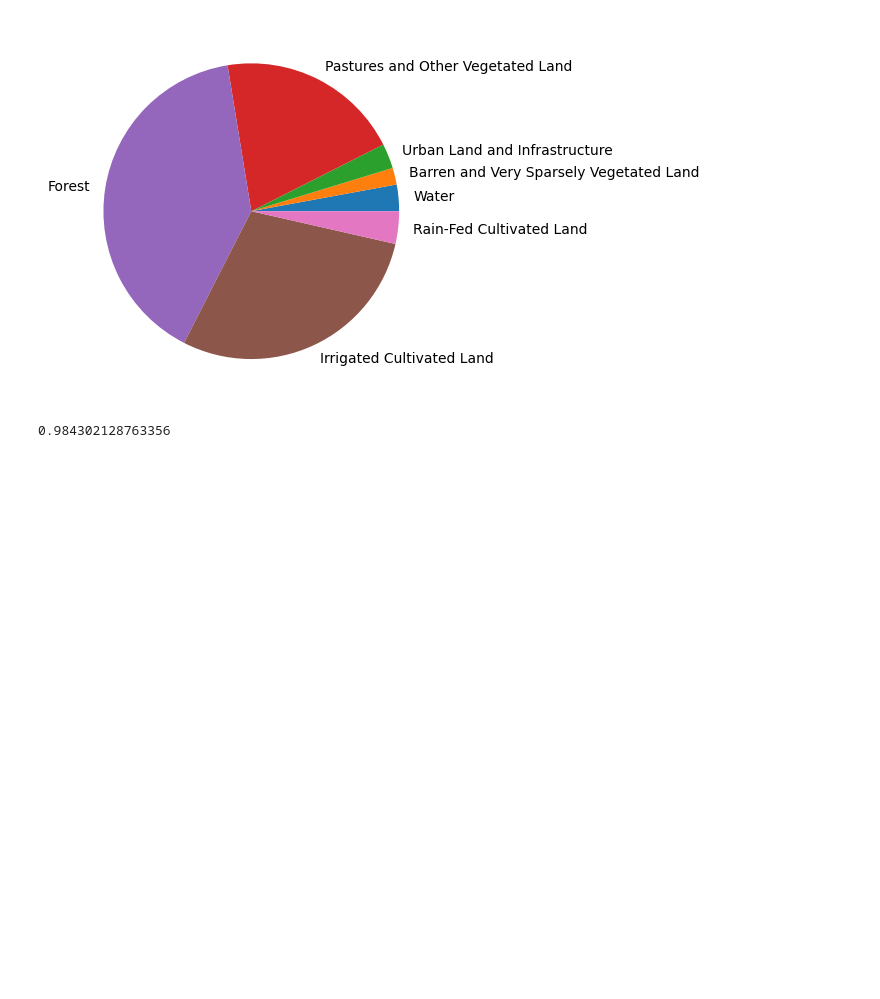
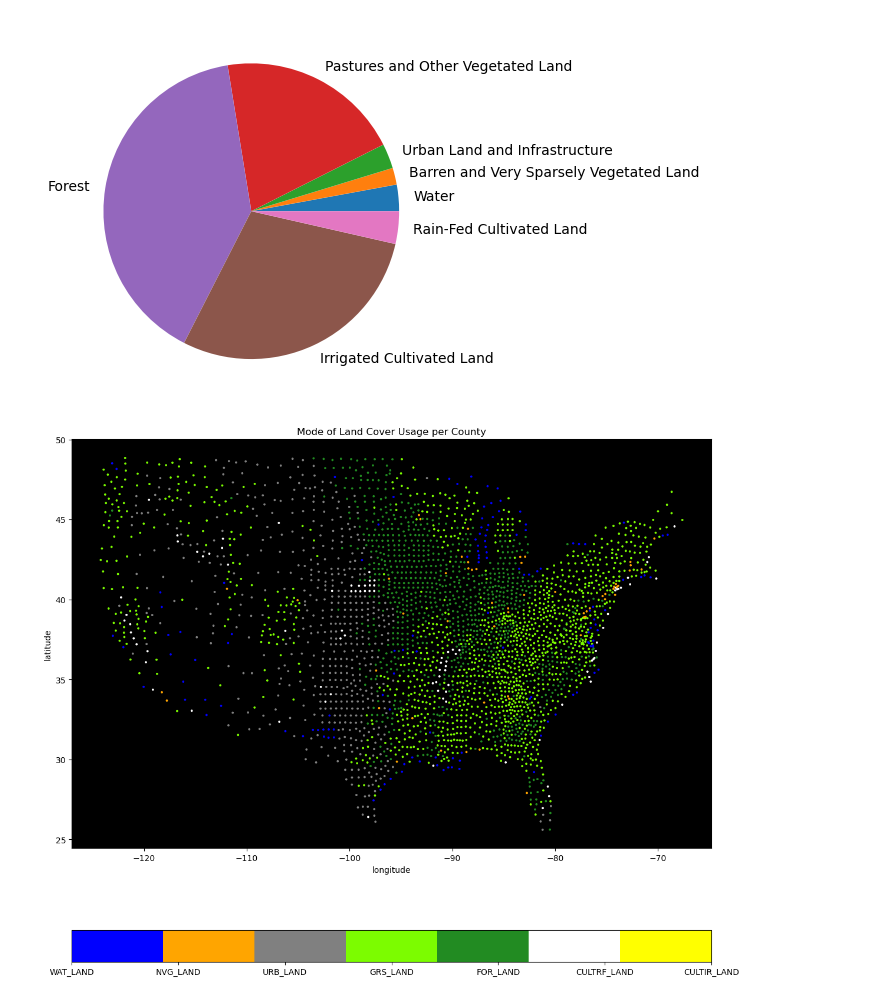
Before and after one commit to friedrichsittner/portfolio_project, a Jupyter notebook: notebooks/soil_exploration.ipynb, the cells around one changed output. Saved outputs shown, nothing was run; the diff lists cells and outputs as text; code cells hidden in the pictures; blank space fills up the shorter version.

```diff
--- a/notebooks/soil_exploration.ipynb
+++ b/notebooks/soil_exploration.ipynb
@@ -16,4 +16,4 @@ soil_files = load_from_kaggle(
     )
 # %%
 #df_soil = pd.read_csv("/".join(["../data/raw/", dataset_name, soil_files[0]]))
-df_soil = pd.read_csv('../data/raw/us-drought-meteorological-data/soil_data.csv')
+df_soil = pd.read_csv('../data/raw/us-drought-meteorological-data/soil_data.csv', index_col = 'fips')
@@ -41,3 +20,6 @@ Name: 0, dtype: float64
+# %%
+target_soil = pd.read_pickle('../data/processed/soil/target_train_soil.p')
+df_soil['score'] = target_soil
 # %%
 display(
     "Shape",
@@ -124,9 +108,8 @@ plt.colorbar(fraction = 0.1)
 # %%
 #slopes are discretized with each of the 8 categories representing a range, here the middle values are used
 slope_categories = [0.25, 1.25, 3.5, 7.5, 12.5, 22.5, 37.5, 45]
-#av_slope = [df_soil.loc[county, 'slope1':'slope8'].mean() for county in range(len(df_soil))]
 av_slope = []
-for county in range(len(df_soil)):
+for county in df_soil.index:
     county_slope = 0
     for cat in range(8):
         county_slope += df_soil.loc[county, 'slope{}'.format(str(cat + 1))] * slope_categories[cat]
@@ -156,11 +139,26 @@ land_cover_descriptions = ['Water', 'Barren and Very Sparsely Vegetated Land', '
                            'Pastures and Other Vegetated Land',  'Forest', 'Irrigated Cultivated Land',
                           'Rain-Fed Cultivated Land']
 av_land_cover = [df_soil.loc[:, land_cover].mean()/100 for land_cover in land_cover_params]
+greatest_land_cover = []
+for county in range(len(df_soil)):
+    county_land_cover = df_soil.loc[county, land_cover_params]
+    county_max_land_cover = county_land_cover.idxmax()
+    greatest_land_cover.append(land_cover_params.index(county_max_land_cover))
 
+df_greatest_land_cover = pd.DataFrame(greatest_land_cover, index = df_soil.fips)
 plt.pie(av_land_cover, labels = land_cover_descriptions)
 plt.show()
 # %% [output]
 [figure]
 # %%
+fig, ax = plt.subplots(figsize=(14, 12))
+ax.set(title = 'Mode of Land Cover Usage per County', xlabel = 'longitude', ylabel = 'latitude')
+c = colors.ListedColormap(['blue', 'orange', 'grey', 'lawngreen', 'forestgreen', 'white', 'yellow'])
+n = colors.Normalize(vmin=1,vmax=7)
+cax = plt.scatter(df_soil.lon, df_soil.lat, c = greatest_land_cover, s=3, cmap = c, norm = n)
+fig.gca().set_facecolor('black')
+cbar = fig.colorbar(cax, ticks = list(range(1, 8)), orientation='horizontal', fraction = 0.1)
+cbar.ax.set_xticklabels(land_cover_params)
+plt.show()
 # %% [output]
-0.984302128763356
+[figure, added]
```
Also changed, not shown: parts of 14 cells of this notebook, 2 other files.
